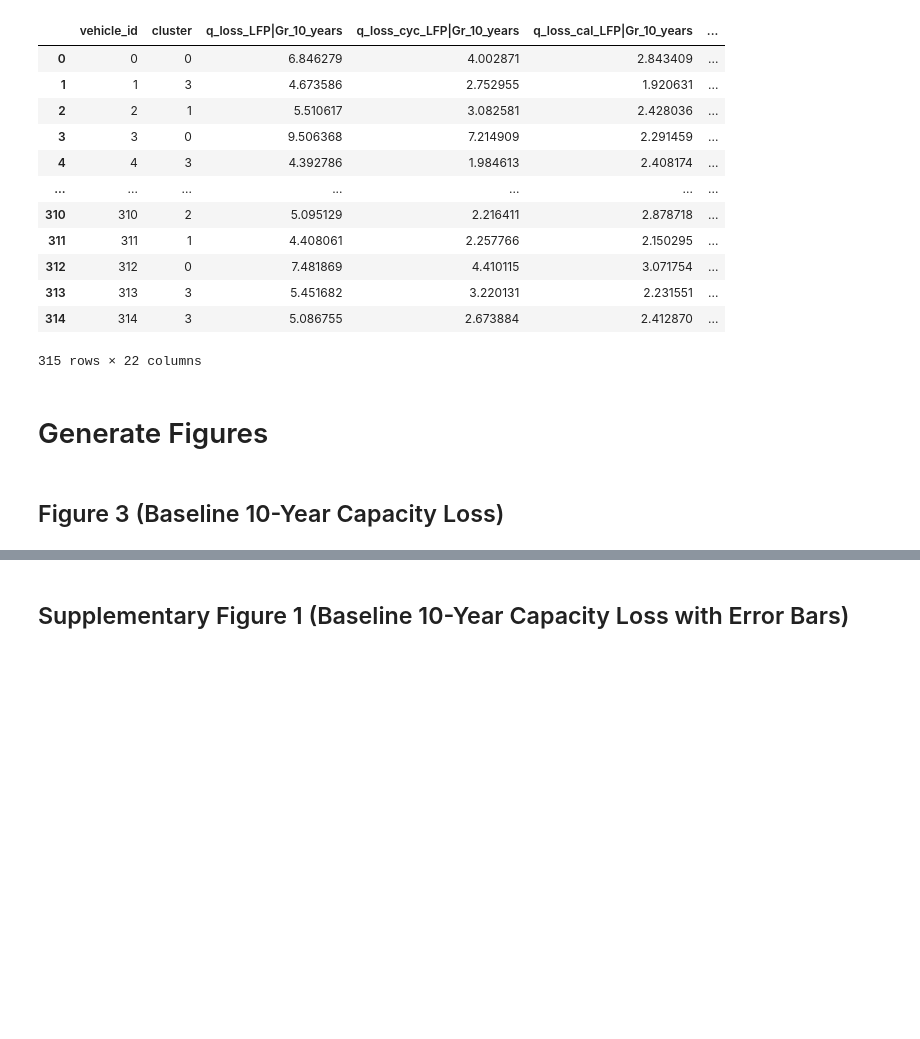
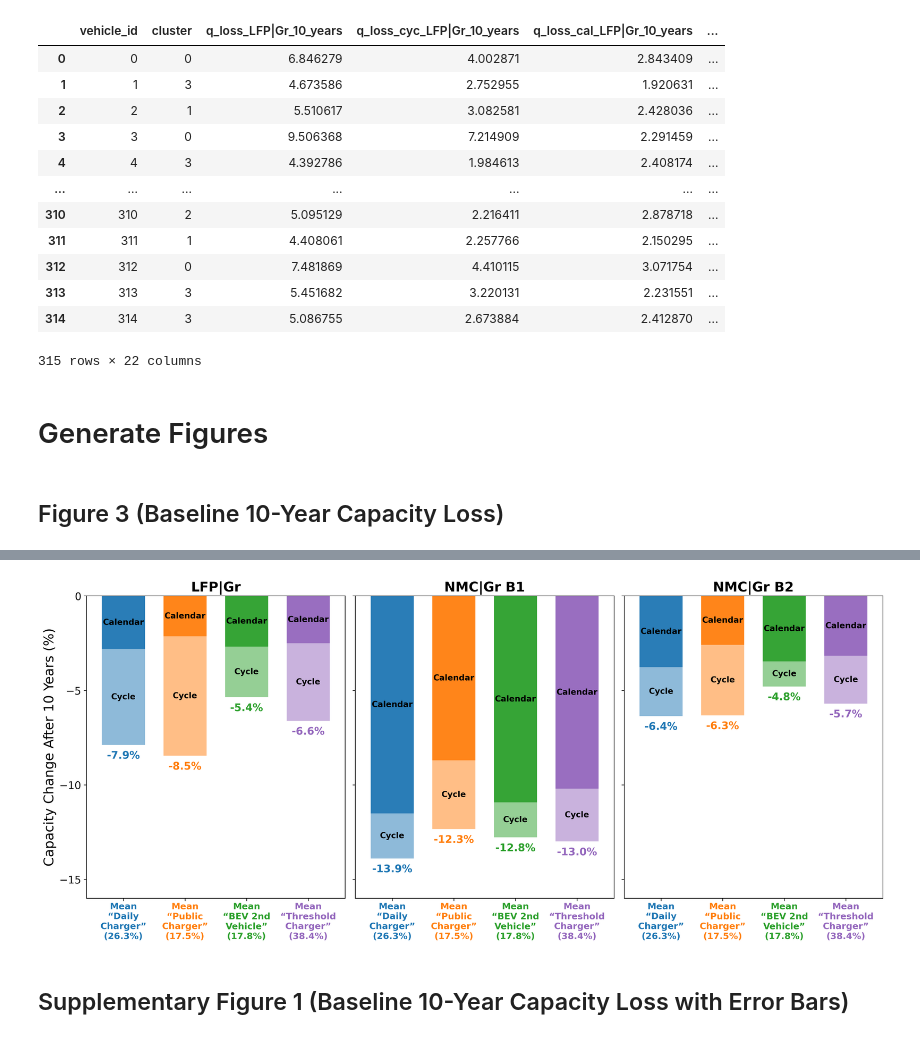
Before and after one commit to clementwong/california-v2g-journal, a Jupyter notebook: notebooks/generate_result_figures.ipynb, the cells around one changed output, grey strips where cells are left out. Saved outputs shown, nothing was run; the diff lists cells and outputs as text; code cells hidden in the pictures; blank space fills up the shorter version.

```diff
--- a/notebooks/generate_result_figures.ipynb
+++ b/notebooks/generate_result_figures.ipynb
@@ -124,2 +93,75 @@ for chemistry in chemistry_array:
+# %%
+# Compute cluster sizes for x-axis labels
+cluster_counts = results_df['cluster'].value_counts().sort_index()
+cluster_pcts = (cluster_counts / len(results_df) * 100).round(1)
+
+# Profile names with line breaks as requested
+cluster_display_names = {
+    0: "Daily\nCharger",
+    1: "Public\nCharger",
+    2: "BEV 2nd\nVehicle",
+    3: "Threshold\nCharger"
+}
+
+# Build x-axis label lines per cluster
+x_label_lines = {}
+for c in sorted(cluster_mapping.keys()):
+    display = cluster_display_names[c]
+    x_label_lines[c] = f'Mean\n\u201c{display}\u201d\n({cluster_pcts[c]}%)'
+
+# Compute mean losses per cluster (as negative values for plotting)
+mean_df = -results_df.drop(columns=['vehicle_id', 'cluster_profile']).groupby('cluster').mean()
+
+fig, axes = plt.subplots(1, 3, figsize=(16, 7), dpi=300, sharey=True)
+
+for idx, chemistry in enumerate(chemistry_array):
+    ax = axes[idx]
+
+    cal_vals = mean_df[f'q_loss_cal_{chemistry}_10_years'].values
+    total_vals = mean_df[f'q_loss_{chemistry}_10_years'].values
+
+    x = np.arange(4)
+
+    # Plot total loss (cycle + calendar) as lighter bars
+    ax.bar(x, total_vals, color=colors, alpha=0.5, width=0.7)
+    # Overlay calendar portion as darker bars
+    ax.bar(x, cal_vals, color=colors, alpha=0.9, width=0.7)
+
+    # Annotate "Calendar" and "Cycle" text on each bar
+    for j in range(len(x)):
+        cal_mid = cal_vals[j] / 2
+        ax.text(x[j], cal_mid, 'Calendar', ha='center', va='center',
+                fontsize=11, fontweight='bold', color='black')
+
+        cyc_mid = cal_vals[j] + (total_vals[j] - cal_vals[j]) / 2
+        ax.text(x[j], cyc_mid, 'Cycle', ha='center', va='center',
+                fontsize=11, fontweight='bold', color='black')
+
+        ax.text(x[j], total_vals[j] - 0.3, f'{total_vals[j]:.1f}%',
+                ha='center', va='top', fontsize=14, fontweight='bold',
+                color=colors[j])
+
+    ax.set_title(chemistry, fontsize=18, fontweight='bold')
+    ax.set_xticks(x)
+    ax.set_yticks([0, -5, -10, -15])
+    ax.tick_params(axis='y', labelsize=14)
+    ax.set_ylim([-16, 0])
+
+    # Color each x-tick label to match its bar color
+    tick_labels = [x_label_lines[c] for c in sorted(cluster_mapping.keys())]
+    ax.set_xticklabels(tick_labels, fontsize=12, fontweight='bold')
+    for tick_label, color in zip(ax.get_xticklabels(), colors):
+        tick_label.set_color(color)
+
+    ax.set_xlim(-0.6, 3.6)
+    ax.tick_params(axis='x', pad=2)
+
+axes[0].set_ylabel('Capacity Change After 10 Years (%)', fontsize=18)
+
+fig.tight_layout(pad=1)
+fig.savefig('battery_degradation_vehicle_clusters.pdf', bbox_inches='tight')
+plt.show()
+# %% [output]
+[figure, added]
 # %% [markdown]
 ## Supplementary Figure 1 (Baseline 10-Year Capacity Loss with Error Bars)
```
Also changed, not shown: parts of 8 cells of this notebook, 12 other files.
